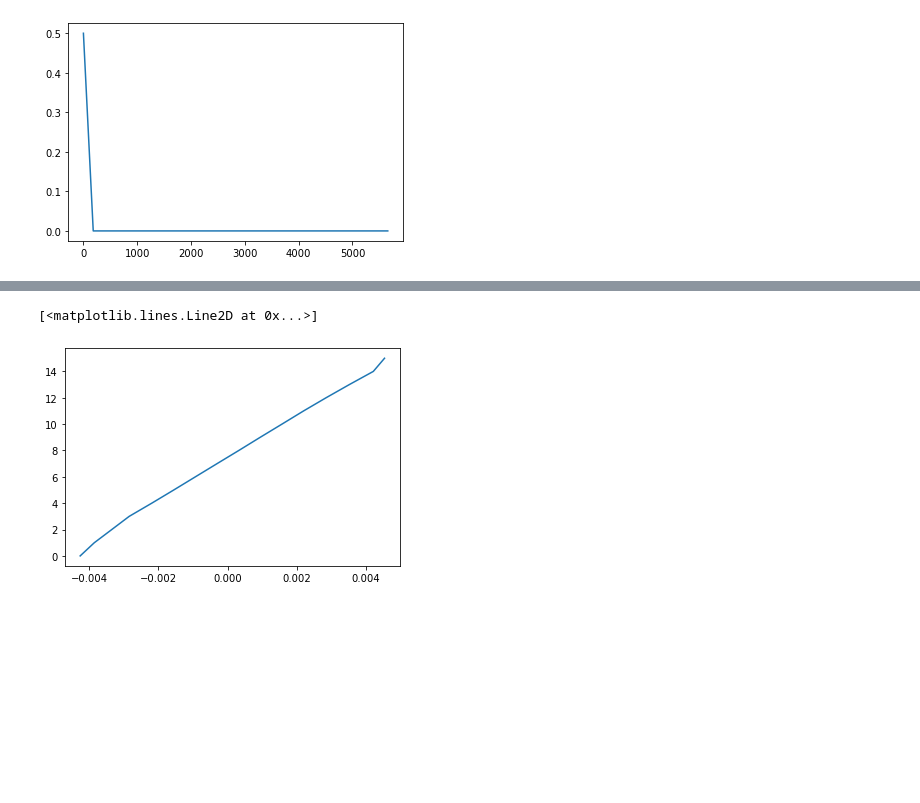
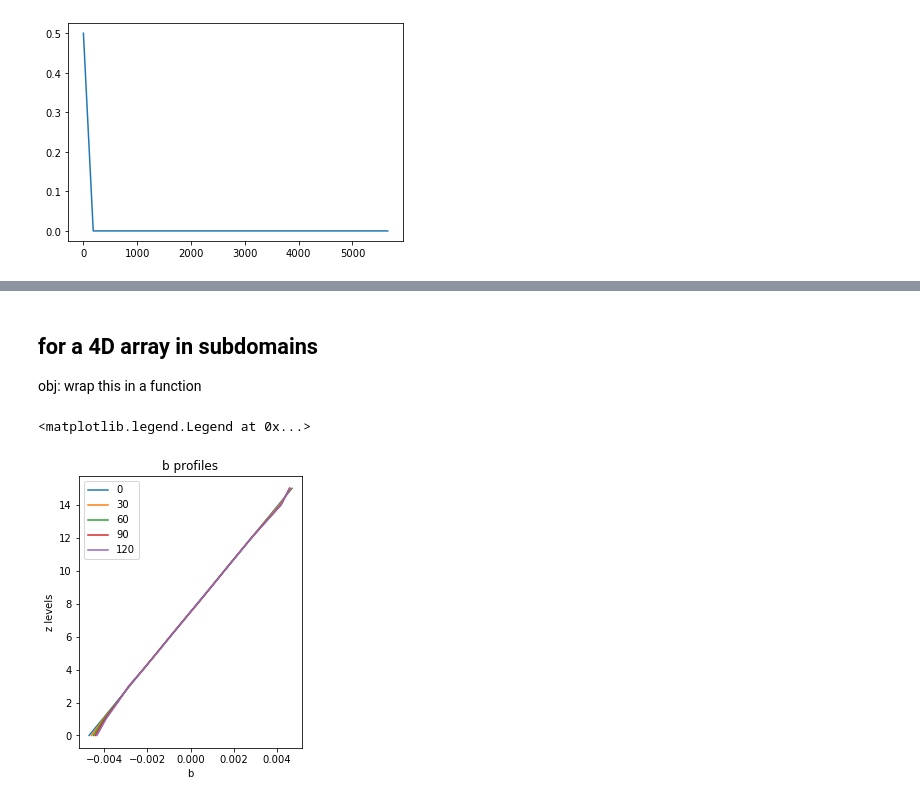
Before and after one commit to cpierard/Nyles, a Jupyter notebook: notebooks/01-Diagnotics.ipynb, the cells around one changed output, grey strips where cells are left out. Saved outputs shown, nothing was run; the diff lists cells and outputs as text; code cells hidden in the pictures; blank space fills up the shorter version.

```diff
--- a/notebooks/01-Diagnotics.ipynb
+++ b/notebooks/01-Diagnotics.ipynb
@@ -130,17 +139,46 @@ print(means)
-# %%
-plt.plot(means, range(16))
-# %% [output]
-[<matplotlib.lines.Line2D at 0x...>]
-[figure, removed]
-# %%
-#field = {}
-#grid = {}
-
-
-for i in range(0,4):
-    path = f'../../data/Nyles/plume_ref4/plume_ref4_{i:02d}_hist.nc'
-    print(path)
-    with Dataset(path, 'r') as nc:
-        field[f'b_{i:01d}'] = nc['b'][:].data
-        grid[f'x_{i:01d}'] = nc['x'][:].data
-        grid[f'y_{i:01d}'] = nc['y'][:].data
+# %% [markdown]
+## for a 4D array in subdomains
+
+obj: wrap this in a function
+# %%
+var = 'b'
+t = 140
+x0 = 2000 # center point in the x domain
+y0 = 2000 # center point in the y domain
+n_levels = 16
+n_time = 145
+r_max = 1700
+means = np.zeros((n_time, n_levels))
+
+for i in range(0, 4):
+    path = f'../../data/Nyles/plume_ref4/plume_ref4_{i:02d}_hist.nc'
+
+    with Dataset(path, 'r') as nc:
+        field = nc[var][:].data
+        x = nc['x'][:].data
+        y = nc['y'][:].data
+
+    XX, YY = np.meshgrid(x, y)
+    r = np.sqrt((XX - x0)**2 + (YY - y0)**2)
+    mask = ma.masked_outside(r, 0, r_max)
+
+    for t in range(n_time):
+        for level in range(n_levels):
+
+            field_new = ma.masked_array(field[t, level, :, :], mask.mask)
+            means[t, level] += field_new.mean()
+
+means = means/4
+
+plt.figure(figsize=(4,5))
+for t in range(0, 145, 30):
+    plt.plot(means[t, :], range(16), label=t)
+
+
+plt.xlabel('b')
+plt.ylabel('z levels')
+plt.title(var + ' profiles')
+plt.legend()
+# %% [output]
+<matplotlib.legend.Legend at 0x...>
+[figure, added]
```
Also changed, not shown: parts of 29 cells of this notebook.
